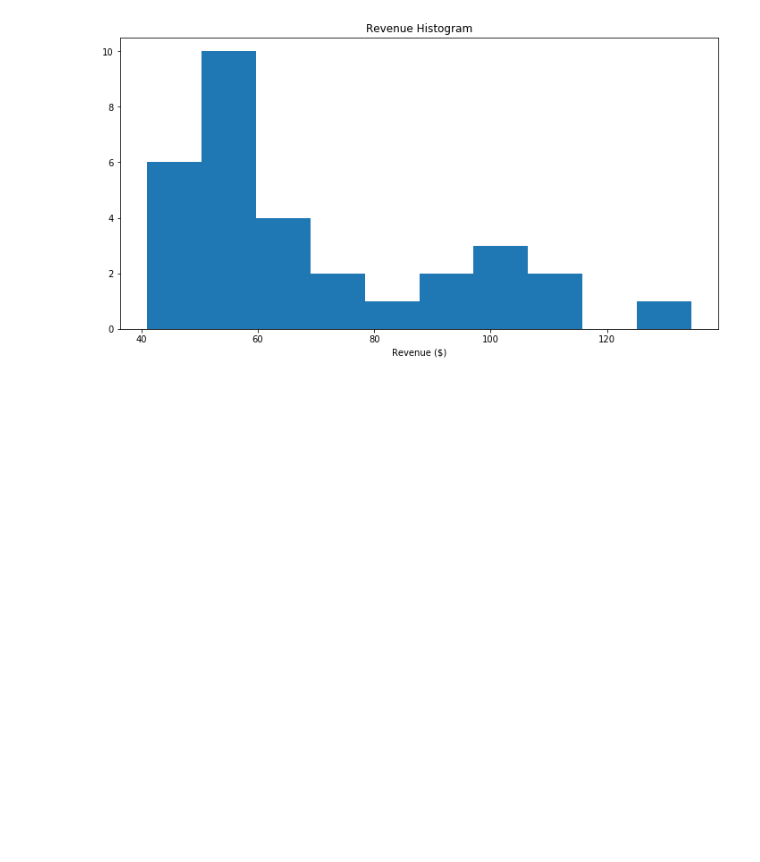
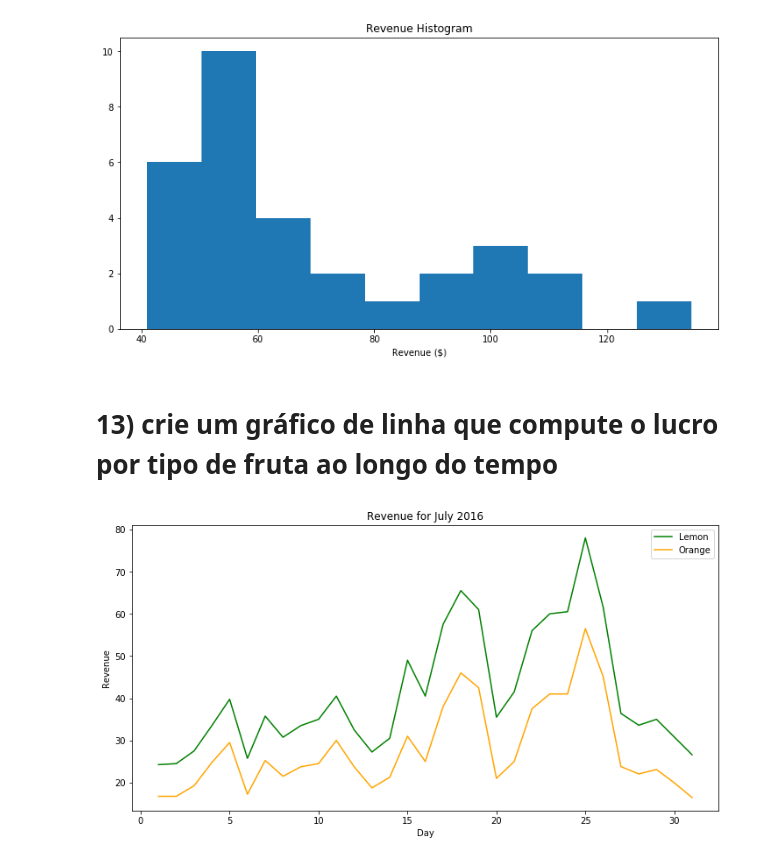
Before and after one commit to raphaelDuff/machineLearning, a Jupyter notebook: Projects/python-lemonade/lemonade.ipynb, the cells around one changed output. Saved outputs shown, nothing was run; the diff lists cells and outputs as text; code cells hidden in the pictures; blank space fills up the shorter version.

```diff
--- a/Projects/python-lemonade/lemonade.ipynb
+++ b/Projects/python-lemonade/lemonade.ipynb
@@ -293,3 +320,15 @@ plt.xlabel('Revenue ($)')
 plt.title('Revenue Histogram');
 # %% [output]
 [figure]
+# %% [markdown]
+# 13) crie um gráfico de linha que compute o lucro por tipo de fruta ao longo do tempo
+# %%
+df['Revenue.Lemon'] = df['Lemon'] * df['Price']
+df['Revenue.Orange'] = df['Orange'] * df['Price']
+fig, axes = plt.subplots(figsize = (12,6))
+sns.lineplot(x = 'Day', y = 'Revenue.Lemon', color = "green", label = "Lemon", data = df)
+sns.lineplot(x = 'Day', y = 'Revenue.Orange', color = "orange", label = "Orange", data = df)
+plt.ylabel('Revenue')
+plt.title('Revenue for July 2016');
+# %% [output]
+[figure, added]
```
Also changed, not shown: parts of 25 cells of this notebook, 1 other file.
